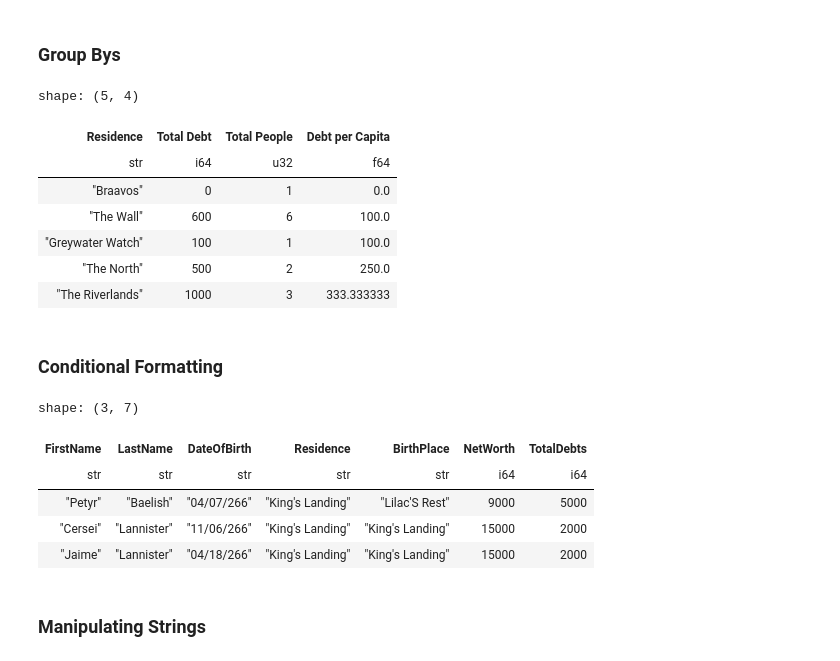
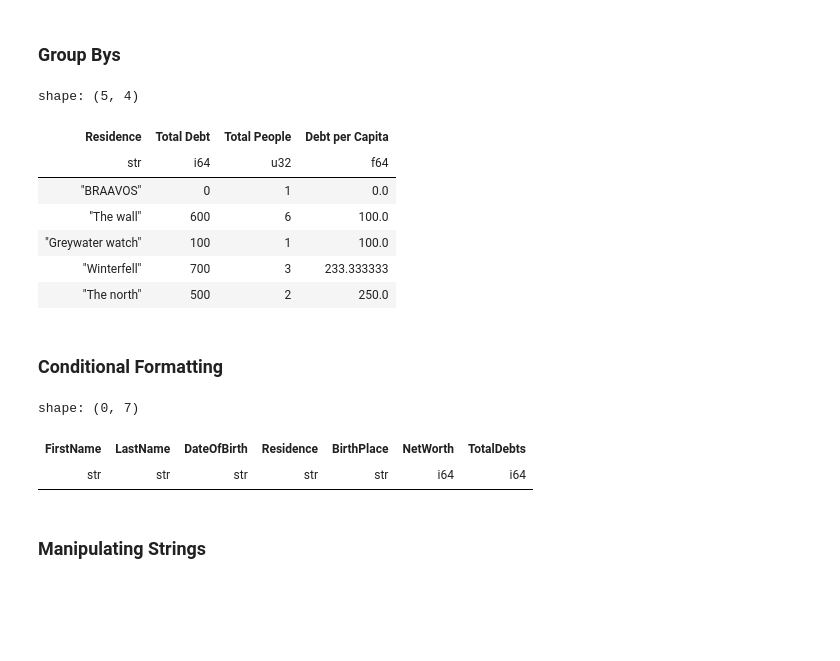
Before and after one commit to grantcotherman/LearnPolars, a Jupyter notebook: Polars Cheat Sheet.ipynb, the cells around one changed output. Cells and saved outputs as stored; diff of their text form; code cells hidden in the pictures; blank space fills up the shorter version.

```diff
--- a/Polars Cheat Sheet.ipynb
+++ b/Polars Cheat Sheet.ipynb
@@ -28,7 +25,7 @@ import pandas as pd
 - Show how to change dataframe to pandas and from pandas
 # %%
 # Read in a csv using polars
-df = pl.read_csv('GOT_clean.csv') # Fake GOT data generated by OpenAI
+df = pl.read_csv('GOT_data.csv') # Fake GOT data generated by OpenAI
 
 # Convert polars to pandas (needed as a bridge to use many useful libraries)
 df_pandas = df.to_pandas()
@@ -282,47 +272,32 @@ display(df_grouped2.head(5))
 shape: (5, 4)
 | Residence | Total Debt | Total People | Debt per Capita |
 | str | i64 | u32 | f64 |
-| "Braavos" | 0 | 1 | 0.0 |
-| "The Wall" | 600 | 6 | 100.0 |
-| "Greywater Watch" | 100 | 1 | 100.0 |
-| "The North" | 500 | 2 | 250.0 |
-| "The Riverlands" | 1000 | 3 | 333.333333 |
+| "BRAAVOS" | 0 | 1 | 0.0 |
+| "The wall" | 600 | 6 | 100.0 |
+| "Greywater watch" | 100 | 1 | 100.0 |
+| "Winterfell" | 700 | 3 | 233.333333 |
+| "The north" | 500 | 2 | 250.0 |
 # %% [markdown]
 ### Conditional Formatting
 # %%
 # Fix the incorrect naming of King's Landing using conditional formatting
 df_conditional = df.with_columns([
     when(col('Residence') == "King'S Landing")
         .then(lit("King's Landing"))
         .otherwise(col('Residence'))
         .alias('Residence'),
 
     when(col('BirthPlace') == "King'S Landing")
         .then(lit("King's Landing"))
         .otherwise(col('BirthPlace'))
         .alias('BirthPlace')
 ])
 
 display(df_conditional.filter(col('Residence') == "King's Landing").sort(['TotalDebts'], descending=[True]).head(3))
-
-
-
-# Replace all of a certain value with another value in all columns
-
-df_replace_all = df.with_columns([
-    pl.when(col(col) == 'RemoveThis')
-    .then(pl.lit("ReplaceWithThis"))
-    .otherwise(col(col))
-    .alias(col)
-    for col in df.columns
-])
 # %% [output]
-shape: (3, 7)
+shape: (0, 7)
 | FirstName | LastName | DateOfBirth | Residence | BirthPlace | NetWorth | TotalDebts |
 | str | str | str | str | str | i64 | i64 |
-| "Petyr" | "Baelish" | "04/07/266" | "King's Landing" | "Lilac'S Rest" | 9000 | 5000 |
-| "Cersei" | "Lannister" | "11/06/266" | "King's Landing" | "King's Landing" | 15000 | 2000 |
-| "Jaime" | "Lannister" | "04/18/266" | "King's Landing" | "King's Landing" | 15000 | 2000 |
 # %% [markdown]
 ### Manipulating Strings
 # %%
```
Also changed, not shown: parts of 17 cells of this notebook.
